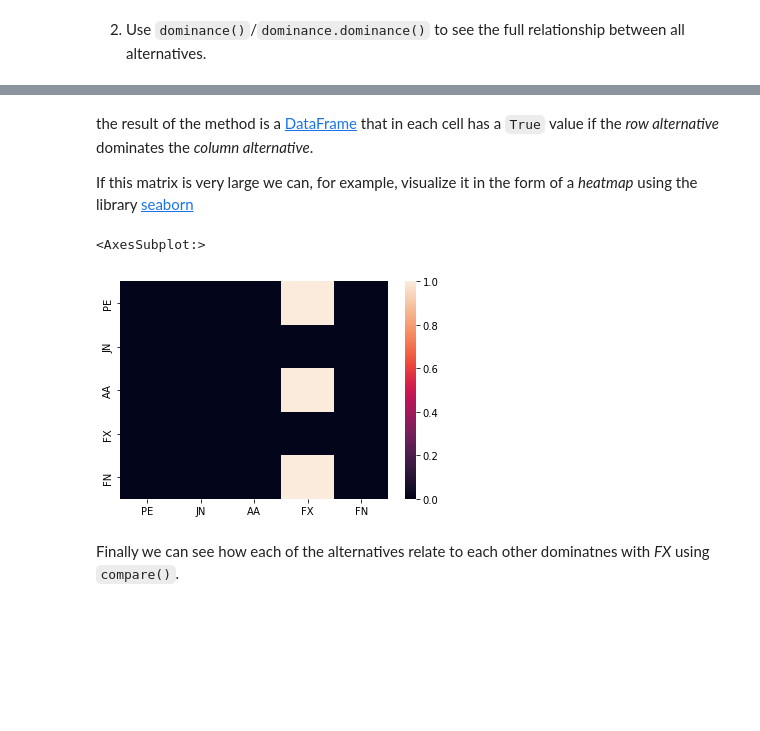
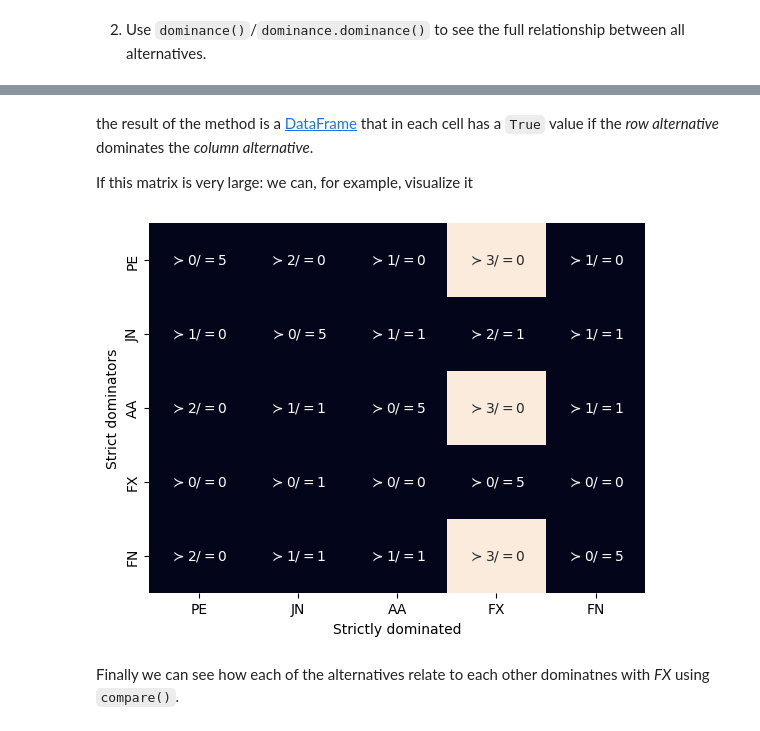
Before and after one commit to quatrope/scikit-criteria, a Jupyter notebook: docs/source/tutorial/sufdom.ipynb, the cells around one changed output, grey strips where cells are left out. Cells and saved outputs as stored; diff of their text form; code cells hidden in the pictures; blank space fills up the shorter version.

```diff
--- a/docs/source/tutorial/sufdom.ipynb
+++ b/docs/source/tutorial/sufdom.ipynb
@@ -281,14 +284,11 @@ the result of the method is a
 that in each cell has a `True` value if the _row alternative_ dominates the
 _column alternative_.
 
-If this matrix is very large we can, for example, visualize it in the form of
-a *heatmap* using the library [seaborn](http://seaborn.pydata.org/)
+If this matrix is very large: we can, for example, visualize it
-# %%
-import seaborn as sns
-sns.heatmap(dmf.dominance.dominance(strict=True))
-# %% [output]
-<AxesSubplot:>
-[figure, removed]
+# %%
+dmf.plot.dominance(strict=True);
+# %% [output]
+[figure, added]
 # %% [markdown]
 Finally we can see how each of the alternatives relate to each other
 dominatnes with *FX* using `compare()`.
```
Also changed, not shown: parts of 9 cells of this notebook, 1 other file.
